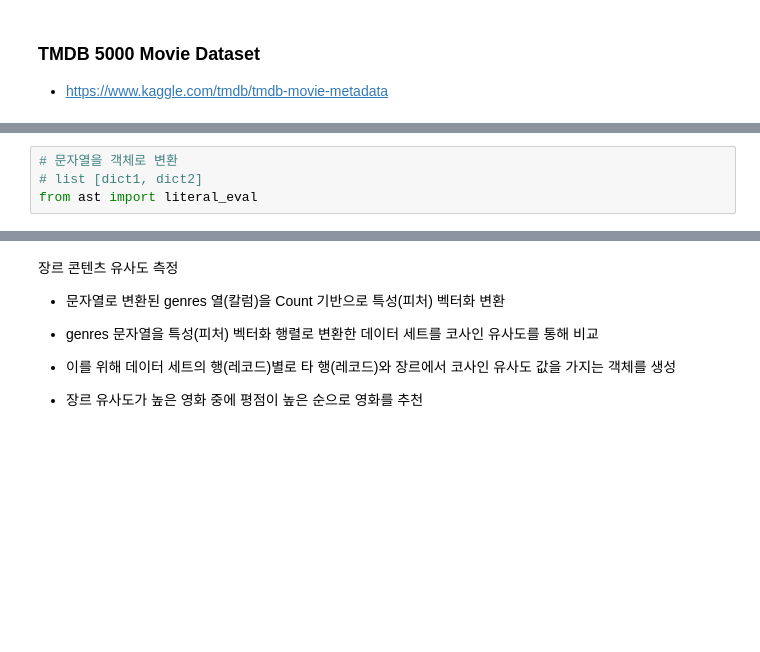
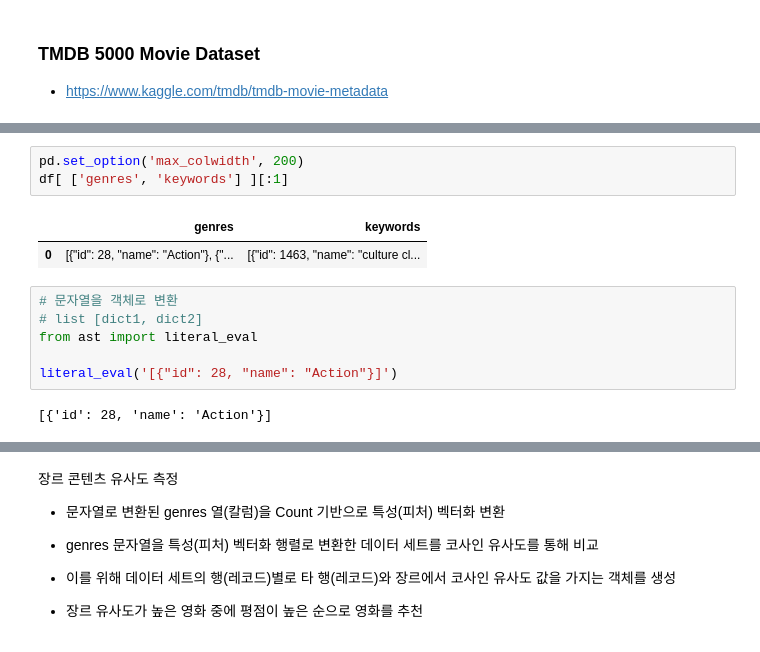
Before and after one commit to purin715/MachineLearning, a Jupyter notebook: ml_19_추천시스템.ipynb의 사본.ipynb, the cells around one changed output, grey strips where cells are left out. Drawn from its saved outputs; the diff is of its cells as text; blank space fills up the shorter version.

```diff
--- a/ml_19_추천시스템.ipynb의 사본.ipynb
+++ b/ml_19_추천시스템.ipynb의 사본.ipynb
@@ -83,4 +131,14 @@ df.head(1).T
+# %%
+pd.set_option('max_colwidth', 200)
+df[ ['genres', 'keywords'] ][:1]
+# %% [output]
+|  | genres | keywords |
+| 0 | [{"id": 28, "name": "Action"}, {"... | [{"id": 1463, "name": "culture cl... |
 # %%
 # 문자열을 객체로 변환
 # list [dict1, dict2]
 from ast import literal_eval
+
+literal_eval('[{"id": 28, "name": "Action"}]')
+# %% [output]
+[{'id': 28, 'name': 'Action'}]
```
Also changed, not shown: parts of 9 cells of this notebook.
